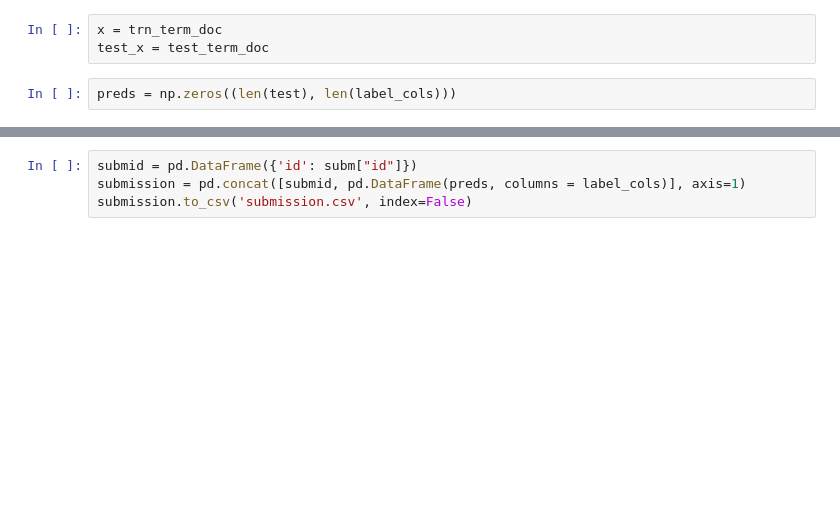
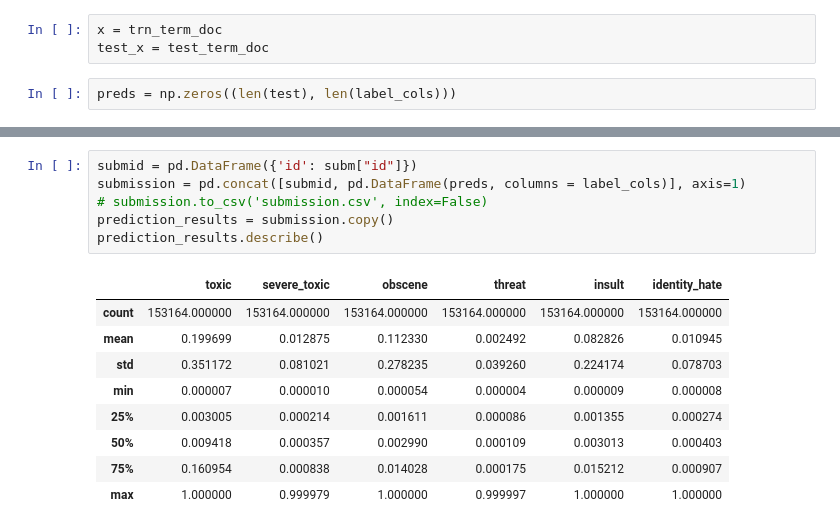
Before and after one commit to trgianglotus/toxicity-classification, a Jupyter notebook: Toxic-comment-classification.ipynb, the cells around one changed output, grey strips where cells are left out. Cells and saved outputs as stored; diff of their text form; blank space fills up the shorter version.

```diff
--- a/Toxic-comment-classification.ipynb
+++ b/Toxic-comment-classification.ipynb
@@ -144,4 +177,16 @@ fit identity_hate
 # %%
 submid = pd.DataFrame({'id': subm["id"]})
 submission = pd.concat([submid, pd.DataFrame(preds, columns = label_cols)], axis=1)
-submission.to_csv('submission.csv', index=False)
+# submission.to_csv('submission.csv', index=False)
+prediction_results = submission.copy()
+prediction_results.describe()
+# %% [output]
+|  | toxic | severe_toxic | obscene | threat | insult | identity_hate |
+| count | 153164.000000 | 153164.000000 | 153164.000000 | 153164.000000 | 153164.000000 | 153164.000000 |
+| mean | 0.199699 | 0.012875 | 0.112330 | 0.002492 | 0.082826 | 0.010945 |
+| std | 0.351172 | 0.081021 | 0.278235 | 0.039260 | 0.224174 | 0.078703 |
+| min | 0.000007 | 0.000010 | 0.000054 | 0.000004 | 0.000009 | 0.000008 |
+| 25% | 0.003005 | 0.000214 | 0.001611 | 0.000086 | 0.001355 | 0.000274 |
+| 50% | 0.009418 | 0.000357 | 0.002990 | 0.000109 | 0.003013 | 0.000403 |
+| 75% | 0.160954 | 0.000838 | 0.014028 | 0.000175 | 0.015212 | 0.000907 |
+| max | 1.000000 | 0.999979 | 1.000000 | 0.999997 | 1.000000 | 1.000000 |
```
Also changed, not shown: parts of 7 cells of this notebook, 2 other files.
